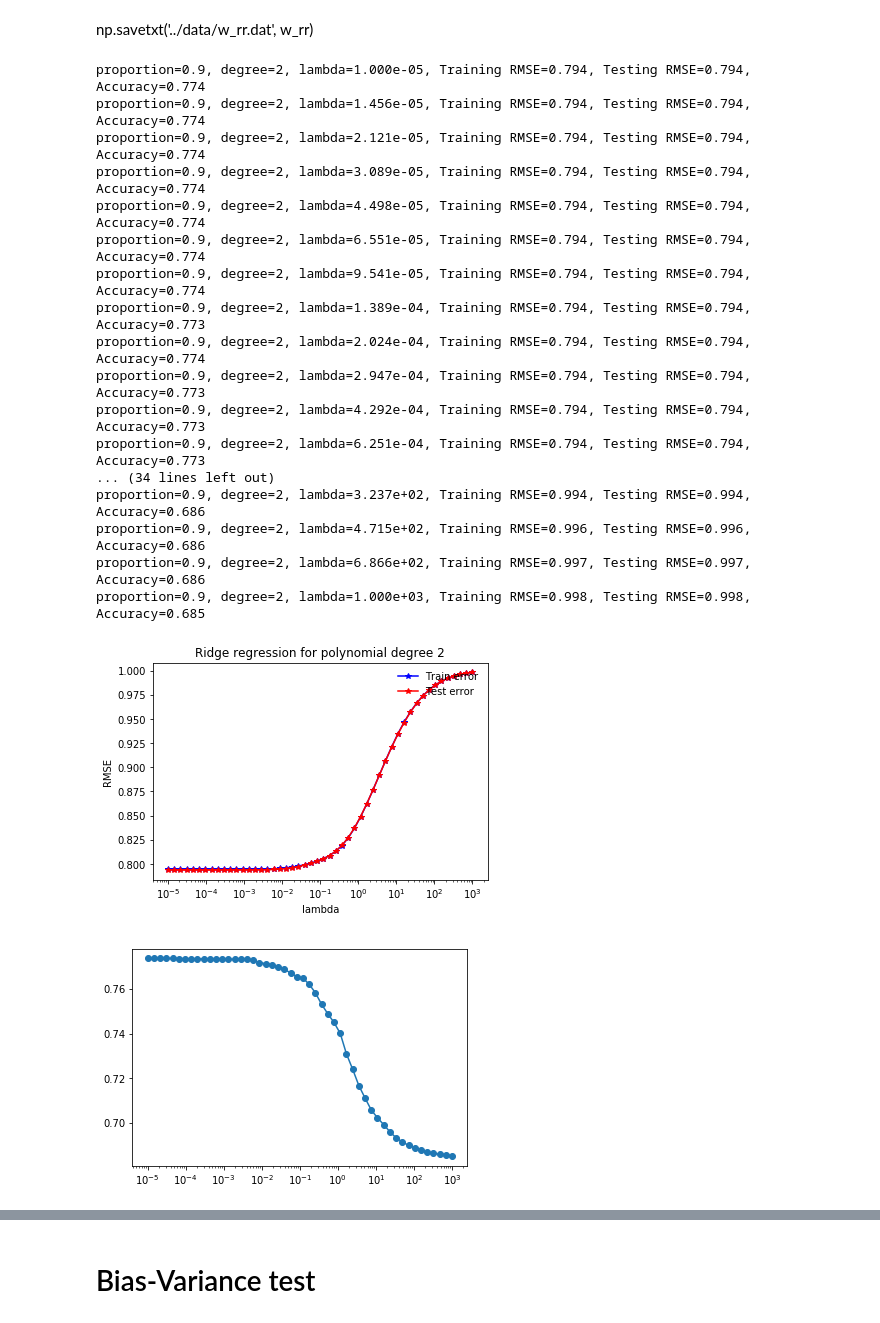
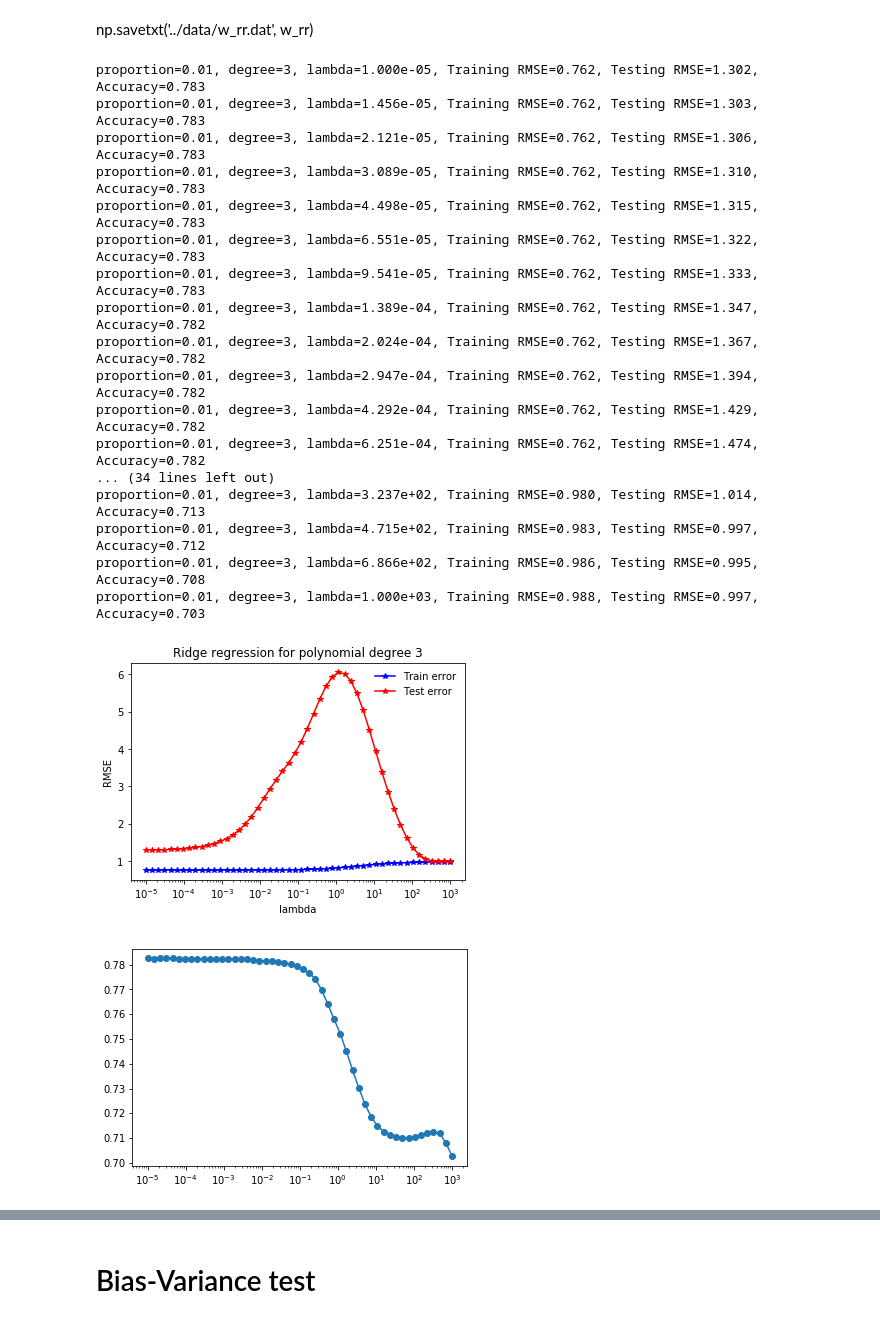
Before and after one commit to dforero0896/ml-project1, a Jupyter notebook: scripts/implementations.ipynb, the cells around one changed output, grey strips where cells are left out. Drawn from its saved outputs; the diff is of its cells as text; code cells hidden in the pictures.

```diff
--- a/scripts/implementations.ipynb
+++ b/scripts/implementations.ipynb
@@ -12,9 +12,9 @@ y_out_test, x_out_test, id_out_test = load_csv_data('../data/test.csv', sub_samp
 clean=True
 degree = 2
 feature_expansion = True
-x_train, y_train, x_test, y_test = split_data(x, y, ratio=0.9999, seed = 42)
+x_train, y_train, x_test, y_test = split_data(x, y, ratio=0.01, seed = 42)
+# Clean data
 if clean:
-    # Clean data
     y_train, x_train = clean_data(y_train, x_train)
     y_test, x_test = clean_data(y_test, x_test)
 # Standardize data
@@ -180,26 +181,26 @@ def plot_train_test(train_errors, test_errors, lambdas, degree):
     plt.savefig("../results/ridge_regression")
 # %%
 seed = 42
-degree = 2
-split_ratio = 0.9
+degree = 3
+split_ratio = 0.01
 ridge_regression_demo(x, y, degree, split_ratio, seed)
 # %% [output]
-proportion=0.9, degree=2, lambda=1.000e-05, Training RMSE=0.794, Testing RMSE=0.794, Accuracy=0.774
-proportion=0.9, degree=2, lambda=1.456e-05, Training RMSE=0.794, Testing RMSE=0.794, Accuracy=0.774
-proportion=0.9, degree=2, lambda=2.121e-05, Training RMSE=0.794, Testing RMSE=0.794, Accuracy=0.774
-proportion=0.9, degree=2, lambda=3.089e-05, Training RMSE=0.794, Testing RMSE=0.794, Accuracy=0.774
-proportion=0.9, degree=2, lambda=4.498e-05, Training RMSE=0.794, Testing RMSE=0.794, Accuracy=0.774
-proportion=0.9, degree=2, lambda=6.551e-05, Training RMSE=0.794, Testing RMSE=0.794, Accuracy=0.774
-proportion=0.9, degree=2, lambda=9.541e-05, Training RMSE=0.794, Testing RMSE=0.794, Accuracy=0.774
-proportion=0.9, degree=2, lambda=1.389e-04, Training RMSE=0.794, Testing RMSE=0.794, Accuracy=0.773
-proportion=0.9, degree=2, lambda=2.024e-04, Training RMSE=0.794, Testing RMSE=0.794, Accuracy=0.774
-proportion=0.9, degree=2, lambda=2.947e-04, Training RMSE=0.794, Testing RMSE=0.794, Accuracy=0.773
-proportion=0.9, degree=2, lambda=4.292e-04, Training RMSE=0.794, Testing RMSE=0.794, Accuracy=0.773
-proportion=0.9, degree=2, lambda=6.251e-04, Training RMSE=0.794, Testing RMSE=0.794, Accuracy=0.773
+proportion=0.01, degree=3, lambda=1.000e-05, Training RMSE=0.762, Testing RMSE=1.302, Accuracy=0.783
+proportion=0.01, degree=3, lambda=1.456e-05, Training RMSE=0.762, Testing RMSE=1.303, Accuracy=0.783
+proportion=0.01, degree=3, lambda=2.121e-05, Training RMSE=0.762, Testing RMSE=1.306, Accuracy=0.783
+proportion=0.01, degree=3, lambda=3.089e-05, Training RMSE=0.762, Testing RMSE=1.310, Accuracy=0.783
+proportion=0.01, degree=3, lambda=4.498e-05, Training RMSE=0.762, Testing RMSE=1.315, Accuracy=0.783
+proportion=0.01, degree=3, lambda=6.551e-05, Training RMSE=0.762, Testing RMSE=1.322, Accuracy=0.783
+proportion=0.01, degree=3, lambda=9.541e-05, Training RMSE=0.762, Testing RMSE=1.333, Accuracy=0.783
+proportion=0.01, degree=3, lambda=1.389e-04, Training RMSE=0.762, Testing RMSE=1.347, Accuracy=0.782
+proportion=0.01, degree=3, lambda=2.024e-04, Training RMSE=0.762, Testing RMSE=1.367, Accuracy=0.782
+proportion=0.01, degree=3, lambda=2.947e-04, Training RMSE=0.762, Testing RMSE=1.394, Accuracy=0.782
+proportion=0.01, degree=3, lambda=4.292e-04, Training RMSE=0.762, Testing RMSE=1.429, Accuracy=0.782
+proportion=0.01, degree=3, lambda=6.251e-04, Training RMSE=0.762, Testing RMSE=1.474, Accuracy=0.782
 ... (34 lines left out)
-proportion=0.9, degree=2, lambda=3.237e+02, Training RMSE=0.994, Testing RMSE=0.994, Accuracy=0.686
-proportion=0.9, degree=2, lambda=4.715e+02, Training RMSE=0.996, Testing RMSE=0.996, Accuracy=0.686
-proportion=0.9, degree=2, lambda=6.866e+02, Training RMSE=0.997, Testing RMSE=0.997, Accuracy=0.686
-proportion=0.9, degree=2, lambda=1.000e+03, Training RMSE=0.998, Testing RMSE=0.998, Accuracy=0.685
+proportion=0.01, degree=3, lambda=3.237e+02, Training RMSE=0.980, Testing RMSE=1.014, Accuracy=0.713
+proportion=0.01, degree=3, lambda=4.715e+02, Training RMSE=0.983, Testing RMSE=0.997, Accuracy=0.712
+proportion=0.01, degree=3, lambda=6.866e+02, Training RMSE=0.986, Testing RMSE=0.995, Accuracy=0.708
+proportion=0.01, degree=3, lambda=1.000e+03, Training RMSE=0.988, Testing RMSE=0.997, Accuracy=0.703
-[figure, old version]
+[figure, new version]
-[figure, old version]
+[figure, new version]
```
Also changed, not shown: parts of 14 cells of this notebook, 4 other files.
